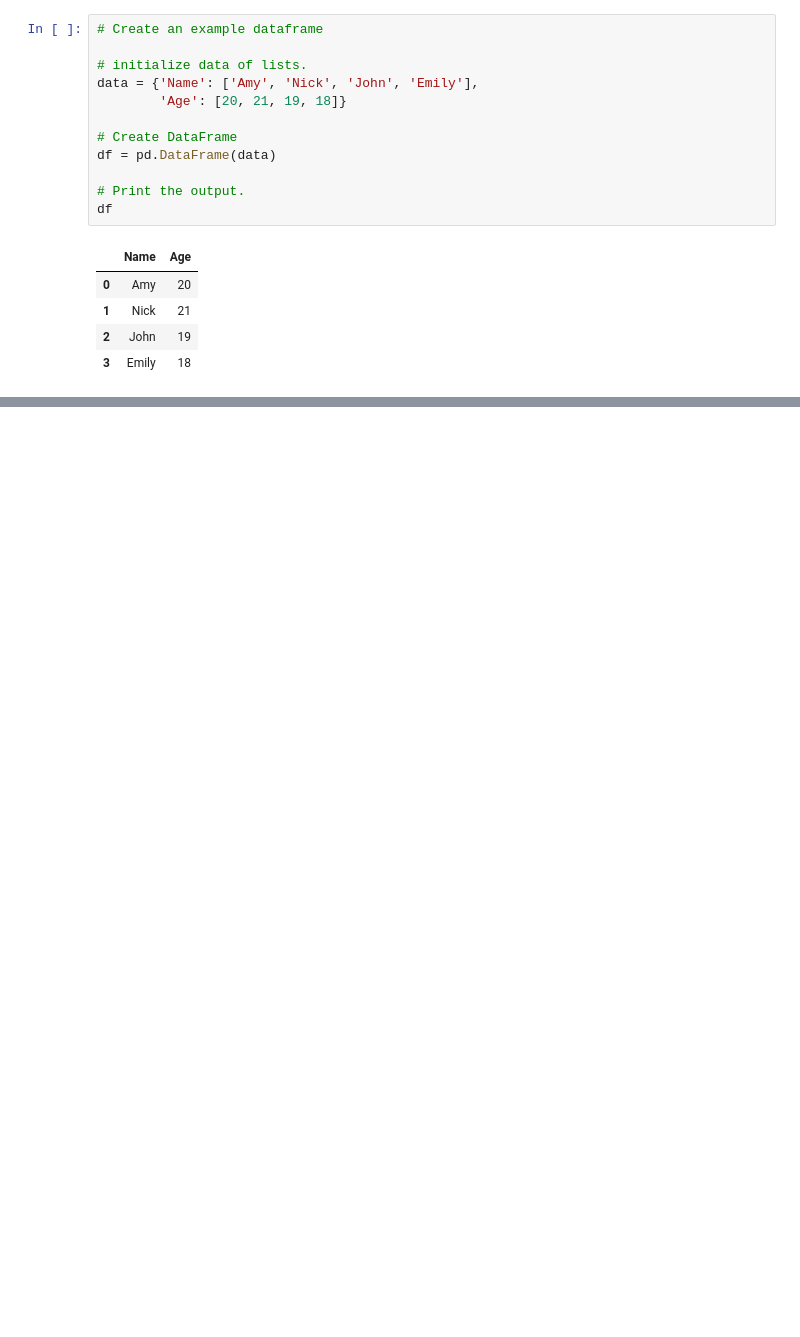
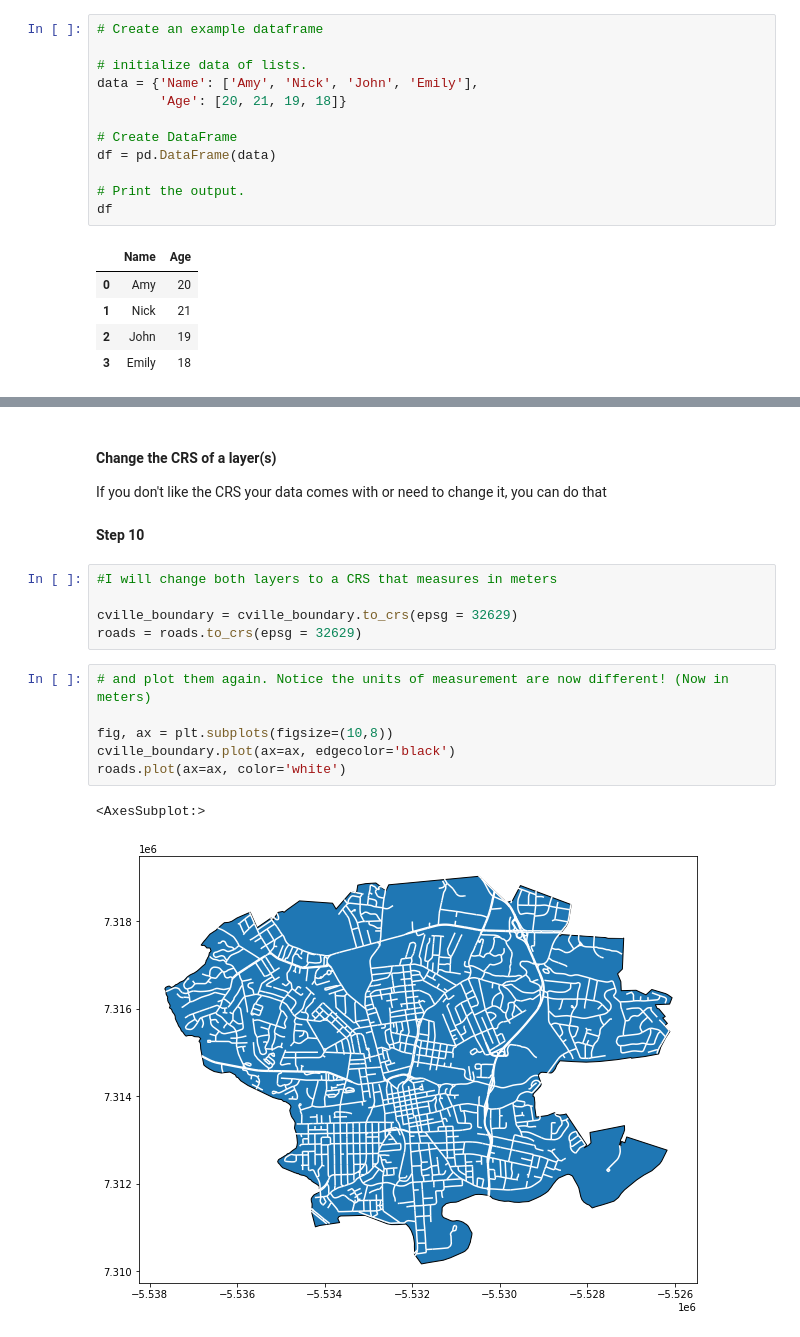
Before and after one commit to epurpur/pythonGeospatialWorkshop, a Jupyter notebook: python_geospatial_workshop.ipynb, the cells around one changed output, grey strips where cells are left out. Saved outputs shown, nothing was run; the diff lists cells and outputs as text; blank space fills up the shorter version.

```diff
--- a/python_geospatial_workshop.ipynb
+++ b/python_geospatial_workshop.ipynb
@@ -74,0 +224,20 @@ roads.plot(ax=ax, color='white')
+# %% [markdown]
+#### Change the CRS of a layer(s)
+
+If you don't like the CRS your data comes with or need to change it, you can do that
+# %% [markdown]
+**Step 10**
+# %%
+#I will change both layers to a CRS that measures in meters
+
+cville_boundary = cville_boundary.to_crs(epsg = 32629)
+roads = roads.to_crs(epsg = 32629)
+# %%
+# and plot them again. Notice the units of measurement are now different! (Now in meters)
+
+fig, ax = plt.subplots(figsize=(10,8))
+cville_boundary.plot(ax=ax, edgecolor='black')
+roads.plot(ax=ax, color='white')
+# %% [output]
+<AxesSubplot:>
+[figure, added]
```
Also changed, not shown: parts of 37 cells of this notebook.
